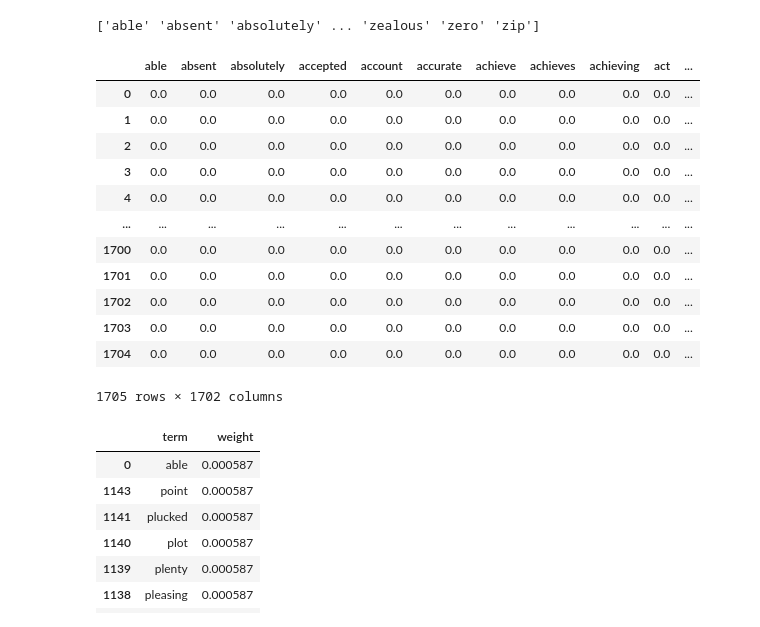
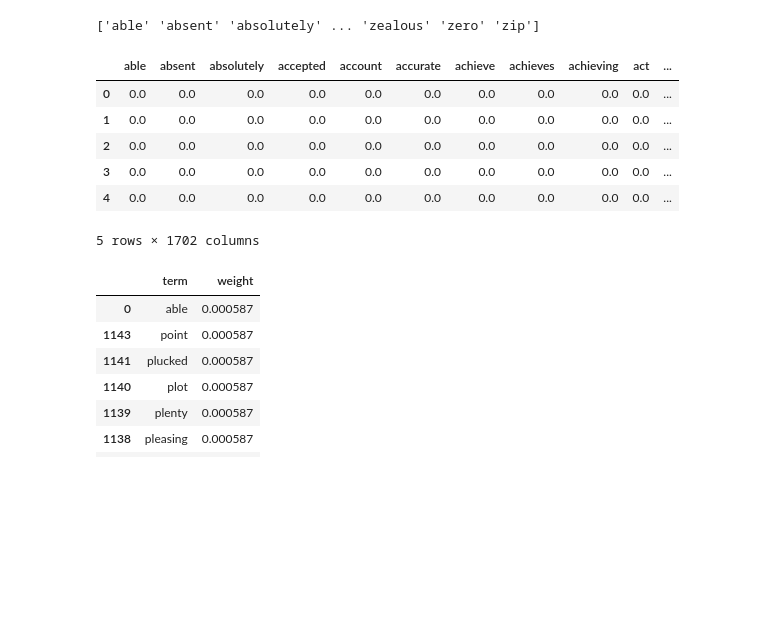
Before and after one commit to erinmcmahon26/NLP-Chat-Bot, a Jupyter notebook: First_Vectorized_Representation.ipynb, the cells around one changed output. Cells and saved outputs as stored; diff of their text form; code cells hidden in the pictures; blank space fills up the shorter version.

```diff
--- a/First_Vectorized_Representation.ipynb
+++ b/First_Vectorized_Representation.ipynb
@@ -309,21 +324,15 @@ print(words_set)
 ['able' 'absent' 'absolutely' ... 'zealous' 'zero' 'zip']
 # %%
 df_tf_idf = pd.DataFrame(tf_idf_array, columns = words_set)
-df_tf_idf
+df_tf_idf.head()
 # %% [output]
 |  | able | absent | absolutely | accepted | account | accurate | achieve | achieves | achieving | act | ... |
 | 0 | 0.0 | 0.0 | 0.0 | 0.0 | 0.0 | 0.0 | 0.0 | 0.0 | 0.0 | 0.0 | ... |
 | 1 | 0.0 | 0.0 | 0.0 | 0.0 | 0.0 | 0.0 | 0.0 | 0.0 | 0.0 | 0.0 | ... |
 | 2 | 0.0 | 0.0 | 0.0 | 0.0 | 0.0 | 0.0 | 0.0 | 0.0 | 0.0 | 0.0 | ... |
 | 3 | 0.0 | 0.0 | 0.0 | 0.0 | 0.0 | 0.0 | 0.0 | 0.0 | 0.0 | 0.0 | ... |
 | 4 | 0.0 | 0.0 | 0.0 | 0.0 | 0.0 | 0.0 | 0.0 | 0.0 | 0.0 | 0.0 | ... |
-| ... | ... | ... | ... | ... | ... | ... | ... | ... | ... | ... | ... |
-| 1700 | 0.0 | 0.0 | 0.0 | 0.0 | 0.0 | 0.0 | 0.0 | 0.0 | 0.0 | 0.0 | ... |
-| 1701 | 0.0 | 0.0 | 0.0 | 0.0 | 0.0 | 0.0 | 0.0 | 0.0 | 0.0 | 0.0 | ... |
-| 1702 | 0.0 | 0.0 | 0.0 | 0.0 | 0.0 | 0.0 | 0.0 | 0.0 | 0.0 | 0.0 | ... |
-| 1703 | 0.0 | 0.0 | 0.0 | 0.0 | 0.0 | 0.0 | 0.0 | 0.0 | 0.0 | 0.0 | ... |
-| 1704 | 0.0 | 0.0 | 0.0 | 0.0 | 0.0 | 0.0 | 0.0 | 0.0 | 0.0 | 0.0 | ... |
-1705 rows × 1702 columns
+5 rows × 1702 columns
 # %%
 # well the .mean isn't helpful but I can't get it to work without a function there
 weights = np.asarray(tf_idf_vector.mean(axis=0)).ravel().tolist()
```
Also changed, not shown: parts of 8 cells of this notebook.
